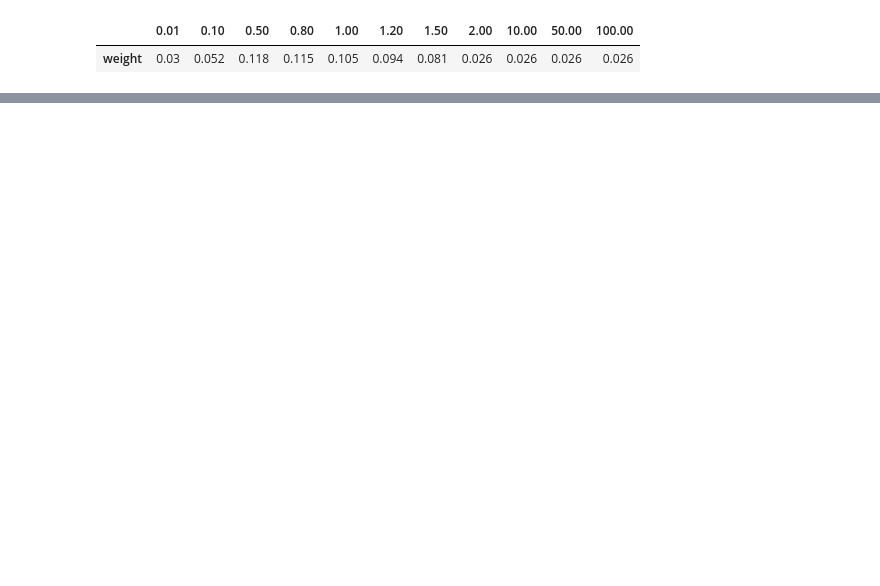
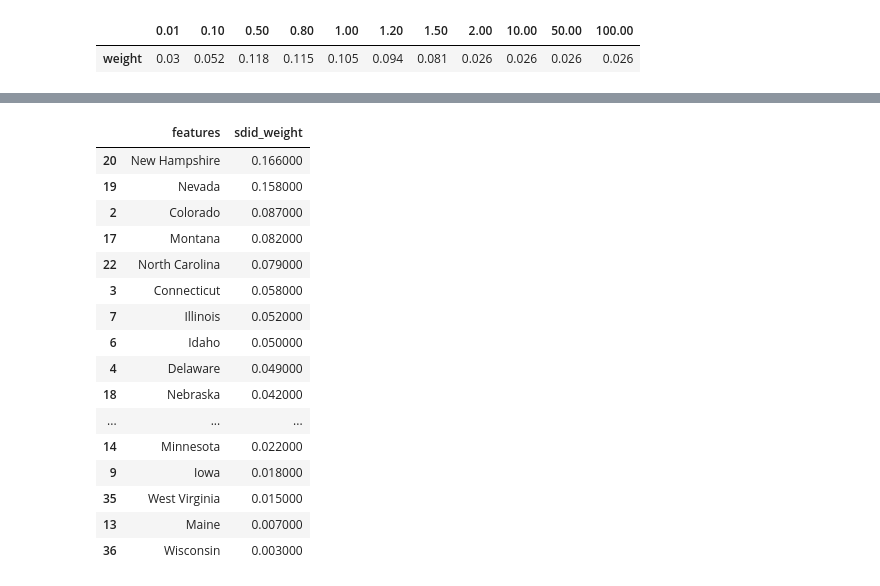
Before and after one commit to MasaAsami/pysynthdid, a Jupyter notebook: notebook/ScaleTesting_of_DonorPools.ipynb, the cells around one changed output, grey strips where cells are left out. Cells and saved outputs as stored; diff of their text form; code cells hidden in the pictures; blank space fills up the shorter version.

```diff
--- a/notebook/ScaleTesting_of_DonorPools.ipynb
+++ b/notebook/ScaleTesting_of_DonorPools.ipynb
@@ -200,0 +203,4 @@ new_hampshire_omega.T
+# %%
+ln_df = df.apply(np.log)
+ln_sdid = SynthDID(ln_df, PRE_TEREM, POST_TEREM, TREATMENT)
+ln_sdid.fit(zeta_type="base")
@@ -200,0 +215,25 @@ new_hampshire_omega.T
+# %%
+hat_omega_sdid_ln, _ = ln_sdid.estimated_params()
+
+cm = sns.light_palette("green", as_cmap=True)
+hat_omega_sdid_ln.query("features != 'intercept' & sdid_weight >0").sort_values(
+    by="sdid_weight", ascending=False
+).style.background_gradient(cmap=cm)
+# %% [output]
+|  | features | sdid_weight |
+| 20 | New Hampshire | 0.166000 |
+| 19 | Nevada | 0.158000 |
+| 2 | Colorado | 0.087000 |
+| 17 | Montana | 0.082000 |
+| 22 | North Carolina | 0.079000 |
+| 3 | Connecticut | 0.058000 |
+| 7 | Illinois | 0.052000 |
+| 6 | Idaho | 0.050000 |
+| 4 | Delaware | 0.049000 |
+| 18 | Nebraska | 0.042000 |
+| ... | ... | ... |
+| 14 | Minnesota | 0.022000 |
+| 9 | Iowa | 0.018000 |
+| 35 | West Virginia | 0.015000 |
+| 13 | Maine | 0.007000 |
+| 36 | Wisconsin | 0.003000 |
```
Also changed, not shown: parts of 6 cells of this notebook.
